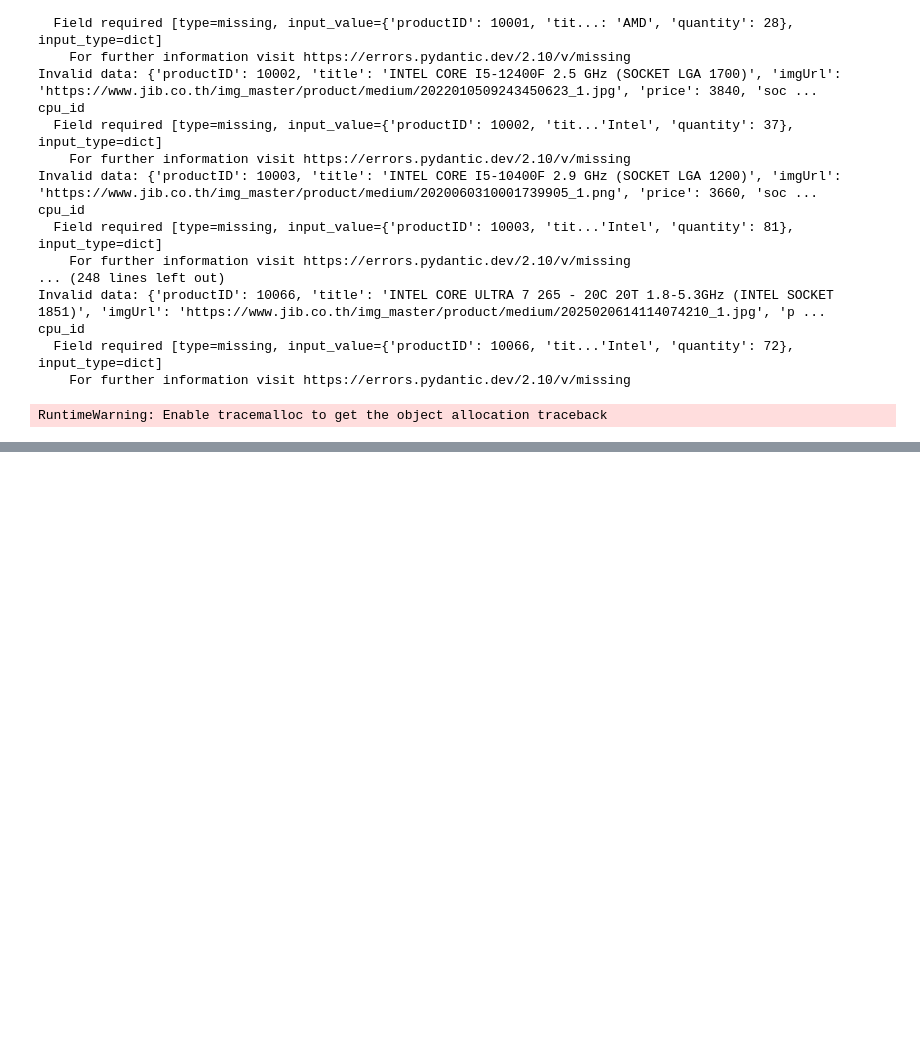
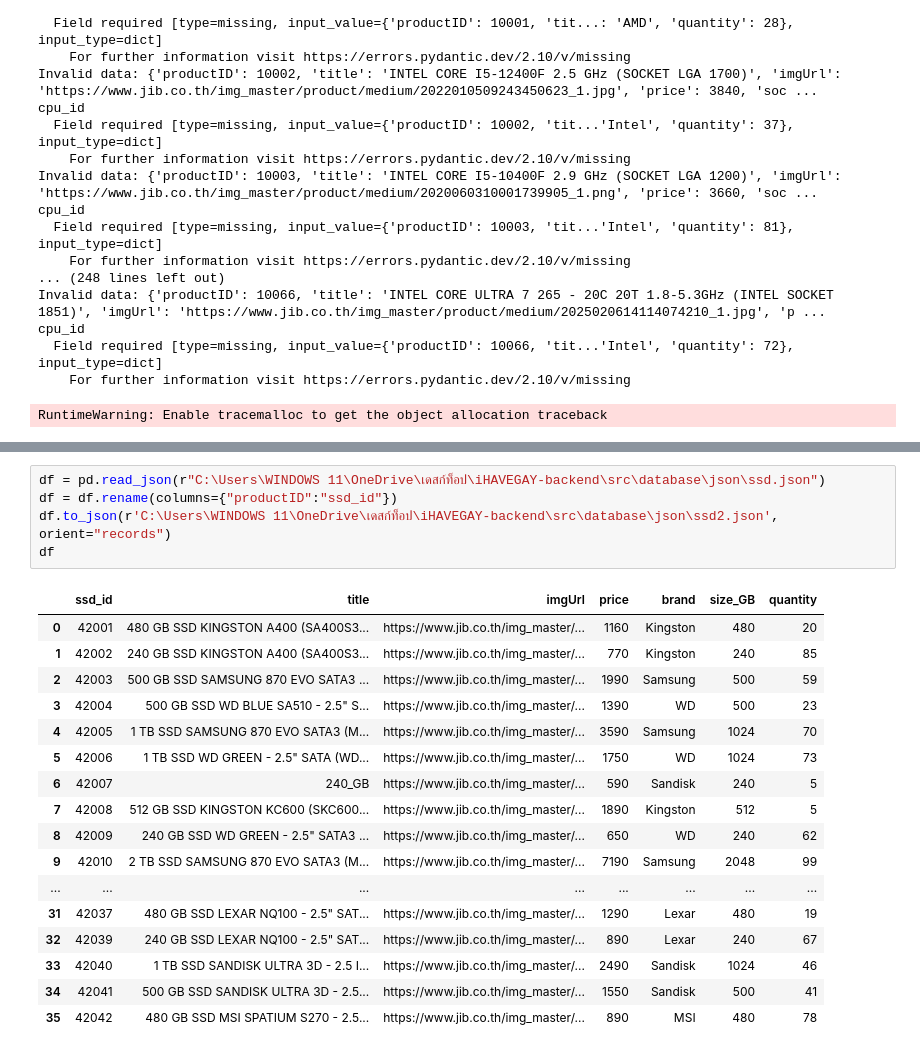
Before and after one commit to DrGMark7/iHAVEGAY-backend, a Jupyter notebook: test.ipynb, the cells around one changed output, grey strips where cells are left out. Cells and saved outputs as stored; diff of their text form; blank space fills up the shorter version.

```diff
--- a/test.ipynb
+++ b/test.ipynb
@@ -140,0 +219,23 @@ RuntimeWarning: Enable tracemalloc to get the object allocation traceback
+# %%
+df = pd.read_json(r"C:\Users\WINDOWS 11\OneDrive\เดสก์ท็อป\iHAVEGAY-backend\src\database\json\ssd.json")
+df = df.rename(columns={"productID":"ssd_id"})
+df.to_json(r'C:\Users\WINDOWS 11\OneDrive\เดสก์ท็อป\iHAVEGAY-backend\src\database\json\ssd2.json', orient="records")
+df
+# %% [output]
+|  | ssd_id | title | imgUrl | price | brand | size_GB | quantity |
+| 0 | 42001 | 480 GB SSD KINGSTON A400 (SA400S3... | https://www.jib.co.th/img_master/... | 1160 | Kingston | 480 | 20 |
+| 1 | 42002 | 240 GB SSD KINGSTON A400 (SA400S3... | https://www.jib.co.th/img_master/... | 770 | Kingston | 240 | 85 |
+| 2 | 42003 | 500 GB SSD SAMSUNG 870 EVO SATA3 ... | https://www.jib.co.th/img_master/... | 1990 | Samsung | 500 | 59 |
+| 3 | 42004 | 500 GB SSD WD BLUE SA510 - 2.5" S... | https://www.jib.co.th/img_master/... | 1390 | WD | 500 | 23 |
+| 4 | 42005 | 1 TB SSD SAMSUNG 870 EVO SATA3 (M... | https://www.jib.co.th/img_master/... | 3590 | Samsung | 1024 | 70 |
+| 5 | 42006 | 1 TB SSD WD GREEN - 2.5" SATA (WD... | https://www.jib.co.th/img_master/... | 1750 | WD | 1024 | 73 |
+| 6 | 42007 | 240_GB | https://www.jib.co.th/img_master/... | 590 | Sandisk | 240 | 5 |
+| 7 | 42008 | 512 GB SSD KINGSTON KC600 (SKC600... | https://www.jib.co.th/img_master/... | 1890 | Kingston | 512 | 5 |
+| 8 | 42009 | 240 GB SSD WD GREEN - 2.5" SATA3 ... | https://www.jib.co.th/img_master/... | 650 | WD | 240 | 62 |
+| 9 | 42010 | 2 TB SSD SAMSUNG 870 EVO SATA3 (M... | https://www.jib.co.th/img_master/... | 7190 | Samsung | 2048 | 99 |
+| ... | ... | ... | ... | ... | ... | ... | ... |
+| 31 | 42037 | 480 GB SSD LEXAR NQ100 - 2.5" SAT... | https://www.jib.co.th/img_master/... | 1290 | Lexar | 480 | 19 |
+| 32 | 42039 | 240 GB SSD LEXAR NQ100 - 2.5" SAT... | https://www.jib.co.th/img_master/... | 890 | Lexar | 240 | 67 |
+| 33 | 42040 | 1 TB SSD SANDISK ULTRA 3D - 2.5 I... | https://www.jib.co.th/img_master/... | 2490 | Sandisk | 1024 | 46 |
+| 34 | 42041 | 500 GB SSD SANDISK ULTRA 3D - 2.5... | https://www.jib.co.th/img_master/... | 1550 | Sandisk | 500 | 41 |
+| 35 | 42042 | 480 GB SSD MSI SPATIUM S270 - 2.5... | https://www.jib.co.th/img_master/... | 890 | MSI | 480 | 78 |
```
Also changed, not shown: parts of 9 cells of this notebook, 11 other files.
